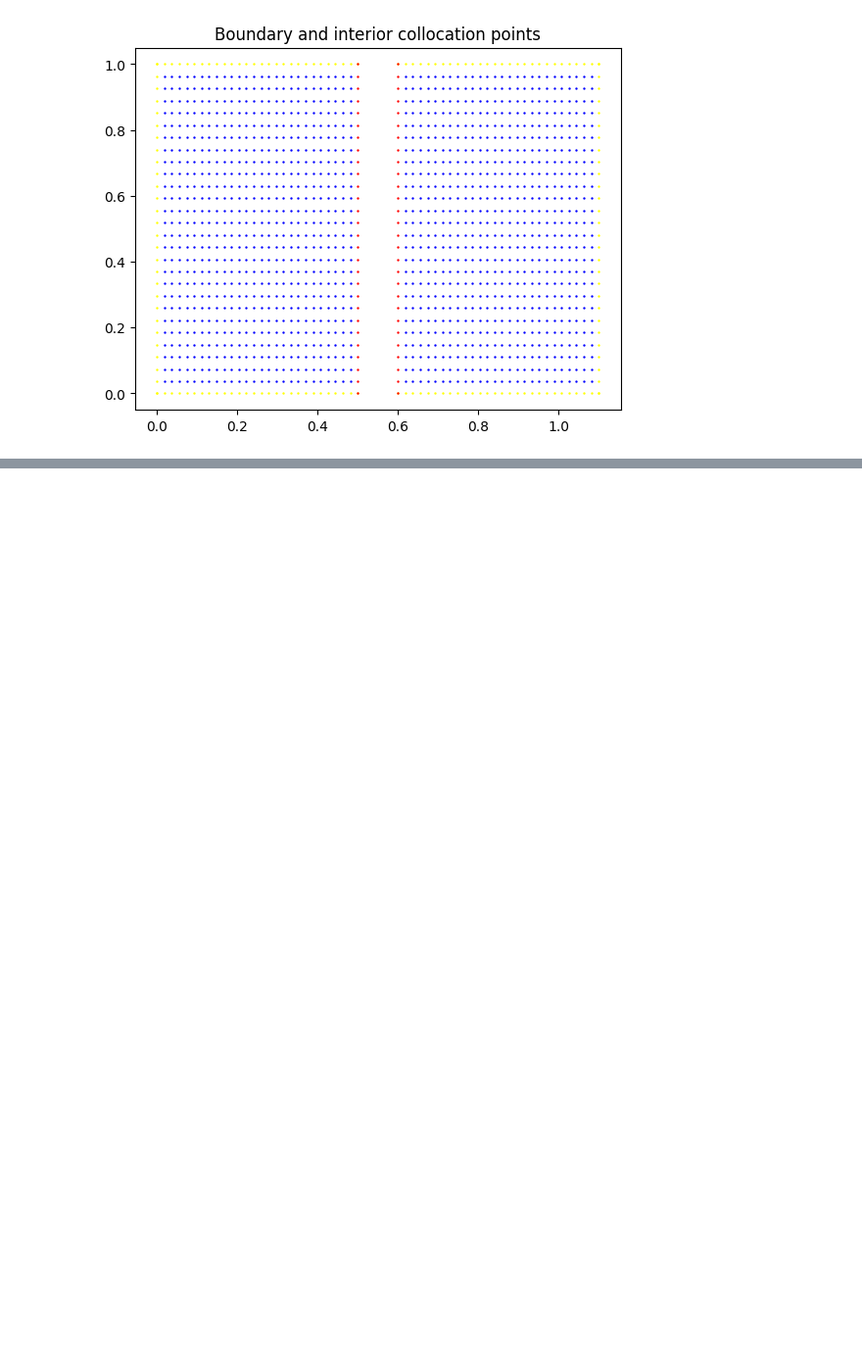
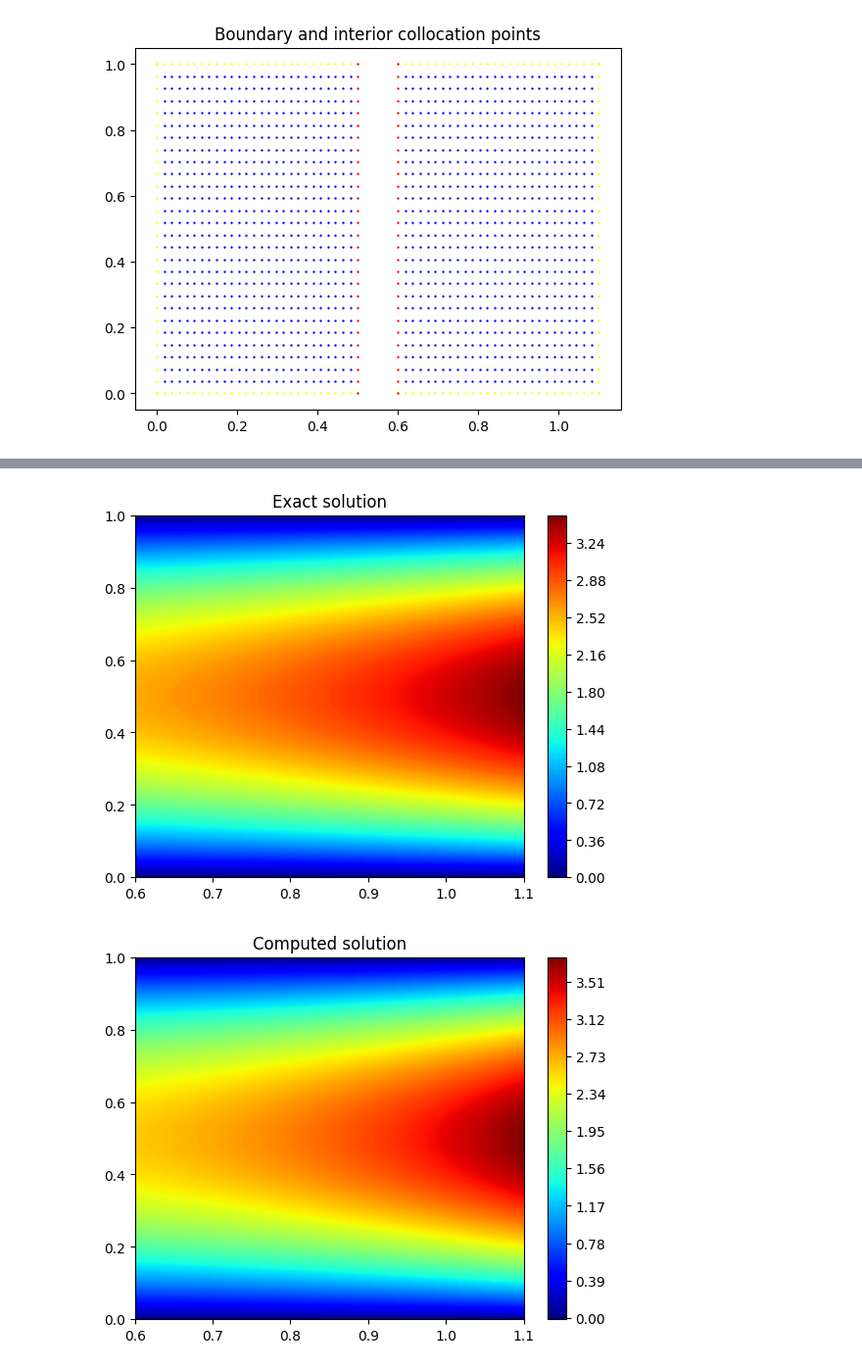
Before and after one commit to Owen-Hugh/multi_material_DIS, a Jupyter notebook: multi-material-demo-1.ipynb, the cells around one changed output, grey strips where cells are left out. Shown at 98% size. Cells and saved outputs as stored; diff of their text form; code cells hidden in the pictures; blank space fills up the shorter version.

```diff
--- a/multi-material-demo-1.ipynb
+++ b/multi-material-demo-1.ipynb
@@ -1114,0 +1090,24 @@ plt.show()
+# %%
+XTest_tf = tf.convert_to_tensor(XTest_2) # tensor 张量
+YTest = pred_model(XTest_tf).numpy()     # 预测 输出y
+YExact = exact_sol(XTest_2[:,[0]]-delta, XTest_2[:,[1]])  # 精确解 输出
+
+xPhysTest2D = np.resize(XTest_2[:,0], [numPtsUTest, numPtsVTest])
+yPhysTest2D = np.resize(XTest_2[:,1], [numPtsUTest, numPtsVTest])
+YExact2D = np.resize(YExact, [numPtsUTest, numPtsVTest])
+YTest2D = np.resize(YTest, [numPtsUTest, numPtsVTest])
+plt.contourf(xPhysTest2D, yPhysTest2D, YExact2D, 255, cmap=plt.cm.jet)
+plt.colorbar()
+plt.title("Exact solution")
+plt.show()
+plt.contourf(xPhysTest2D, yPhysTest2D, YTest2D, 255, cmap=plt.cm.jet)
+plt.colorbar()
+plt.title("Computed solution")
+plt.show()
+plt.contourf(xPhysTest2D, yPhysTest2D, YExact2D-YTest2D, 255, cmap=plt.cm.jet)
+plt.colorbar()
+plt.title("Error: U_exact-U_computed")
+plt.show()
+# %% [output]
+[figure, new version]
+[figure, new version]
```
Also changed, not shown: parts of 6 cells of this notebook.
